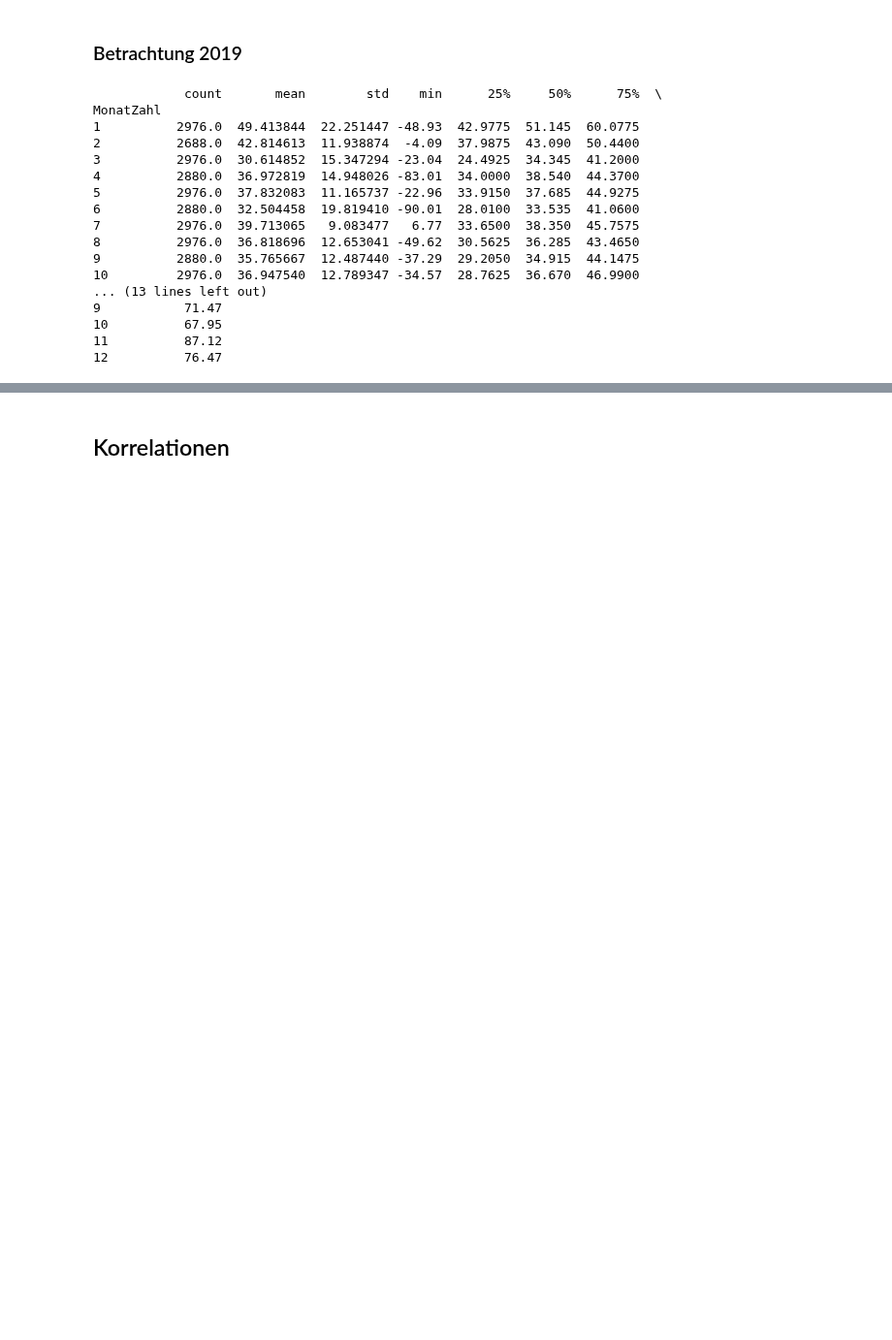
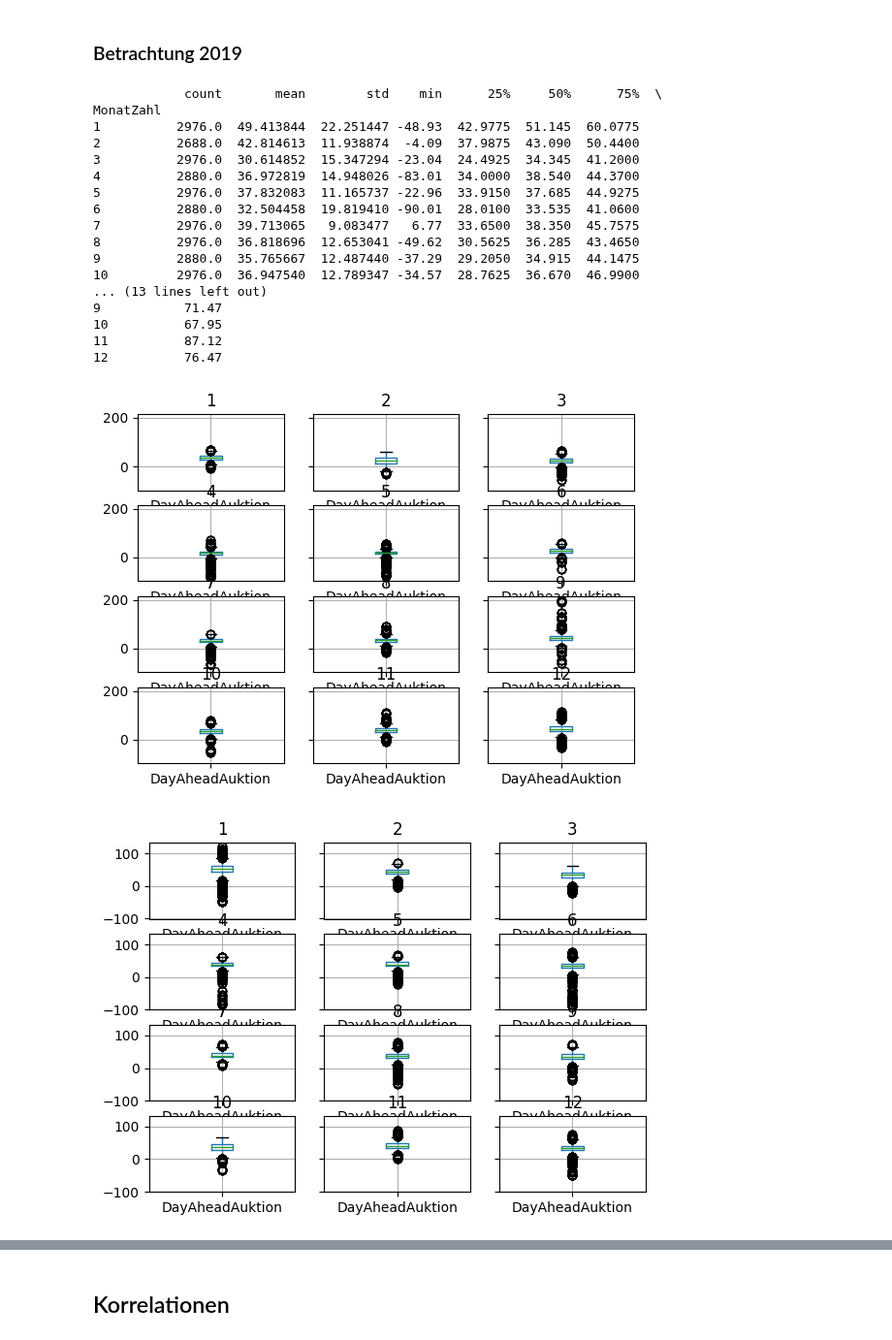
Before and after one commit to M-123-456/team-6-energy-costs, a Jupyter notebook: correlationBekki.ipynb, the cells around one changed output, grey strips where cells are left out. Shown at 97% size. Cells and saved outputs as stored; diff of their text form; code cells hidden in the pictures; blank space fills up the shorter version.

Commit message:
Vergangener Zukünftiger Preis

```diff
--- a/correlationBekki.ipynb
+++ b/correlationBekki.ipynb
@@ -93,3 +93,15 @@ MonatZahl
 10          67.95
 11          87.12
 12          76.47
+# %%
+
+'''2020: GroupBy Month = einzelne Boxplots für einzelne Monate und Preis'''
+energy_data.groupby(energy_data["DatumUhrzeit"].dt.month).boxplot(column='DayAheadAuktion')
+plt.show()
+
+'''2019: GroupBy Month = einzelne Boxplots für einzelne Monate und Preis'''
+energy_data19.groupby(energy_data19["DatumUhrzeit"].dt.month).boxplot(column='DayAheadAuktion')
+plt.show()
+# %% [output]
+[figure, added]
+[figure, added]
```
Also changed, not shown: parts of 7 cells of this notebook.
